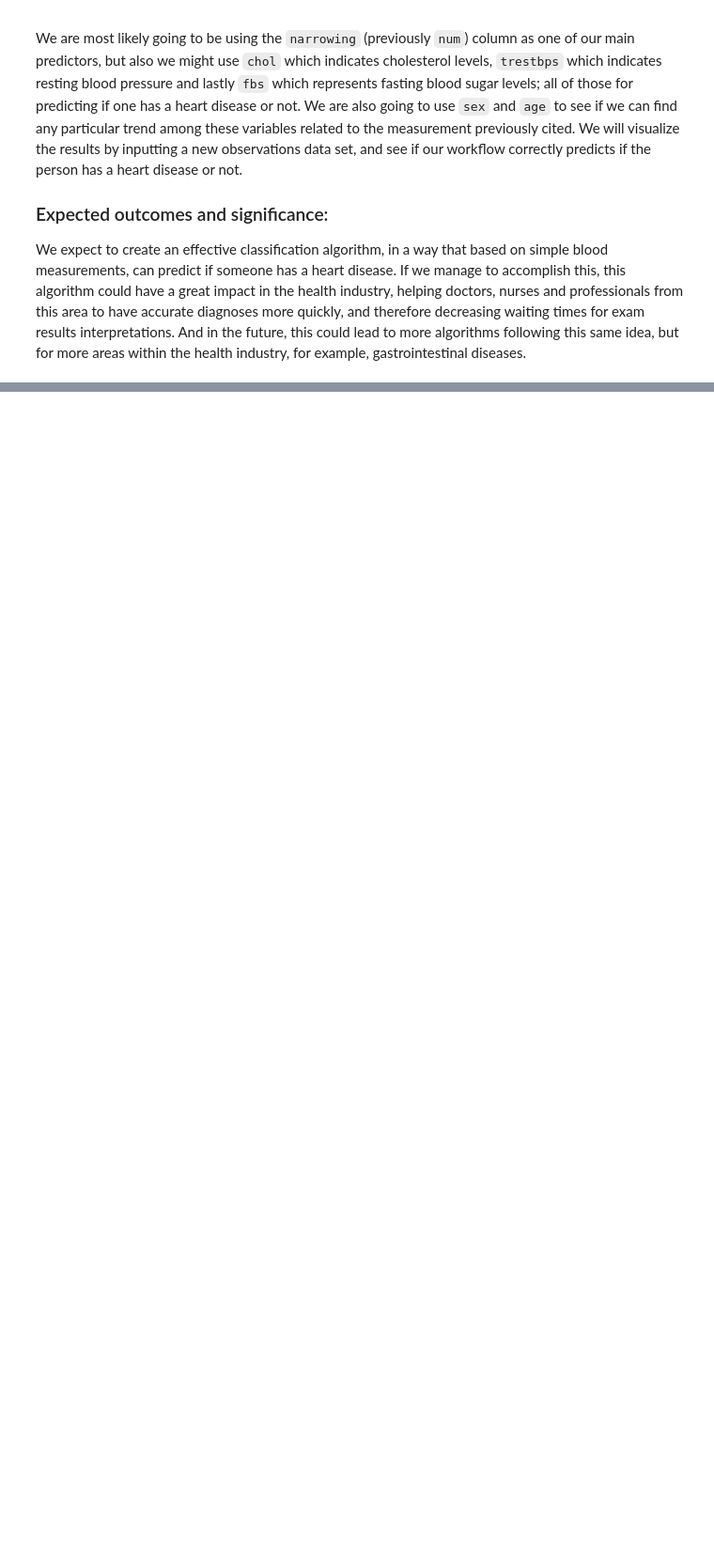
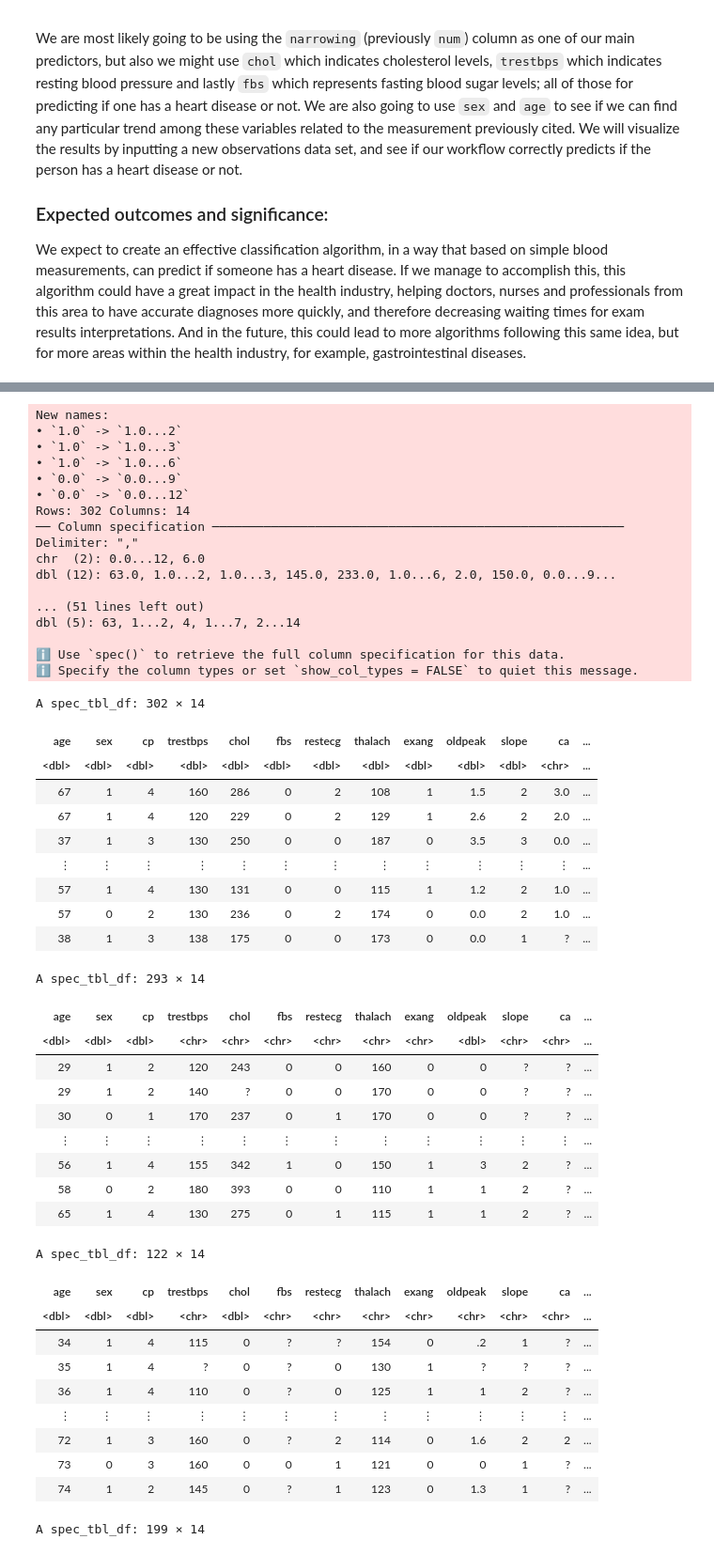
Before and after one commit to nazalturas/data_sci_-group_project, a Jupyter notebook: Group Proposal.ipynb, the cells around one changed output, grey strips where cells are left out. Shown at 94% size. Saved outputs shown, nothing was run; the diff lists cells and outputs as text; code cells hidden in the pictures; blank space fills up the shorter version.

```diff
--- a/Group Proposal.ipynb
+++ b/Group Proposal.ipynb
@@ -24,0 +51,66 @@ We expect to create an effective classification algorithm, in a way that based o
+# %%
+cleveland_data <- read_csv(url("https://archive.ics.uci.edu/ml/machine-learning-databases/heart-disease/processed.cleveland.data"))
+colnames(cleveland_data)<-
+             c("age","sex","cp", "trestbps", "chol", "fbs", "restecg", "thalach", "exang", "oldpeak", "slope", "ca", "thal", "num")
+hungarian_data <- read_csv(url("https://archive.ics.uci.edu/ml/machine-learning-databases/heart-disease/processed.hungarian.data"))
+colnames(hungarian_data)<-
+             c("age","sex","cp", "trestbps", "chol", "fbs", "restecg", "thalach", "exang", "oldpeak", "slope", "ca", "thal", "num")
+switzerland_data <- read_csv(url("https://archive.ics.uci.edu/ml/machine-learning-databases/heart-disease/processed.switzerland.data"))
+colnames(switzerland_data)<-
+             c("age","sex","cp", "trestbps", "chol", "fbs", "restecg", "thalach", "exang", "oldpeak", "slope", "ca", "thal", "num")
+va_data <- read_csv(url("https://archive.ics.uci.edu/ml/machine-learning-databases/heart-disease/processed.va.data"))
+colnames(va_data)<-
+             c("age","sex","cp", "trestbps", "chol", "fbs", "restecg", "thalach", "exang", "oldpeak", "slope", "ca", "thal", "num")
+cleveland_data
+hungarian_data
+switzerland_data
+va_data
+# %% [output]
+New names:
+• `1.0` -> `1.0...2`
+• `1.0` -> `1.0...3`
+• `1.0` -> `1.0...6`
+• `0.0` -> `0.0...9`
+• `0.0` -> `0.0...12`
+Rows: 302 Columns: 14
+── Column specification ────────────────────────────────────────────────────────
+Delimiter: ","
+chr  (2): 0.0...12, 6.0
+dbl (12): 63.0, 1.0...2, 1.0...3, 145.0, 233.0, 1.0...6, 2.0, 150.0, 0.0...9...
+
+... (51 lines left out)
+dbl (5): 63, 1...2, 4, 1...7, 2...14
+
+ℹ Use `spec()` to retrieve the full column specification for this data.
+ℹ Specify the column types or set `show_col_types = FALSE` to quiet this message.
+A spec_tbl_df: 302 × 14
+| age | sex | cp | trestbps | chol | fbs | restecg | thalach | exang | oldpeak | slope | ca | ... |
+| <dbl> | <dbl> | <dbl> | <dbl> | <dbl> | <dbl> | <dbl> | <dbl> | <dbl> | <dbl> | <dbl> | <chr> | ... |
+| 67 | 1 | 4 | 160 | 286 | 0 | 2 | 108 | 1 | 1.5 | 2 | 3.0 | ... |
+| 67 | 1 | 4 | 120 | 229 | 0 | 2 | 129 | 1 | 2.6 | 2 | 2.0 | ... |
+| 37 | 1 | 3 | 130 | 250 | 0 | 0 | 187 | 0 | 3.5 | 3 | 0.0 | ... |
+| ⋮ | ⋮ | ⋮ | ⋮ | ⋮ | ⋮ | ⋮ | ⋮ | ⋮ | ⋮ | ⋮ | ⋮ | ... |
+| 57 | 1 | 4 | 130 | 131 | 0 | 0 | 115 | 1 | 1.2 | 2 | 1.0 | ... |
+| 57 | 0 | 2 | 130 | 236 | 0 | 2 | 174 | 0 | 0.0 | 2 | 1.0 | ... |
+| 38 | 1 | 3 | 138 | 175 | 0 | 0 | 173 | 0 | 0.0 | 1 | ? | ... |
+A spec_tbl_df: 293 × 14
+| age | sex | cp | trestbps | chol | fbs | restecg | thalach | exang | oldpeak | slope | ca | ... |
+| <dbl> | <dbl> | <dbl> | <chr> | <chr> | <chr> | <chr> | <chr> | <chr> | <dbl> | <chr> | <chr> | ... |
+| 29 | 1 | 2 | 120 | 243 | 0 | 0 | 160 | 0 | 0 | ? | ? | ... |
+| 29 | 1 | 2 | 140 | ? | 0 | 0 | 170 | 0 | 0 | ? | ? | ... |
+| 30 | 0 | 1 | 170 | 237 | 0 | 1 | 170 | 0 | 0 | ? | ? | ... |
+| ⋮ | ⋮ | ⋮ | ⋮ | ⋮ | ⋮ | ⋮ | ⋮ | ⋮ | ⋮ | ⋮ | ⋮ | ... |
+| 56 | 1 | 4 | 155 | 342 | 1 | 0 | 150 | 1 | 3 | 2 | ? | ... |
+| 58 | 0 | 2 | 180 | 393 | 0 | 0 | 110 | 1 | 1 | 2 | ? | ... |
+| 65 | 1 | 4 | 130 | 275 | 0 | 1 | 115 | 1 | 1 | 2 | ? | ... |
+A spec_tbl_df: 122 × 14
+| age | sex | cp | trestbps | chol | fbs | restecg | thalach | exang | oldpeak | slope | ca | ... |
+| <dbl> | <dbl> | <dbl> | <chr> | <dbl> | <chr> | <chr> | <chr> | <chr> | <chr> | <chr> | <chr> | ... |
+| 34 | 1 | 4 | 115 | 0 | ? | ? | 154 | 0 | .2 | 1 | ? | ... |
+| 35 | 1 | 4 | ? | 0 | ? | 0 | 130 | 1 | ? | ? | ? | ... |
+| 36 | 1 | 4 | 110 | 0 | ? | 0 | 125 | 1 | 1 | 2 | ? | ... |
+| ⋮ | ⋮ | ⋮ | ⋮ | ⋮ | ⋮ | ⋮ | ⋮ | ⋮ | ⋮ | ⋮ | ⋮ | ... |
+| 72 | 1 | 3 | 160 | 0 | ? | 2 | 114 | 0 | 1.6 | 2 | 2 | ... |
+| 73 | 0 | 3 | 160 | 0 | 0 | 1 | 121 | 0 | 0 | 1 | ? | ... |
+| 74 | 1 | 2 | 145 | 0 | ? | 1 | 123 | 0 | 1.3 | 1 | ? | ... |
+A spec_tbl_df: 199 × 14
```
Also changed, not shown: parts of 7 cells of this notebook.
